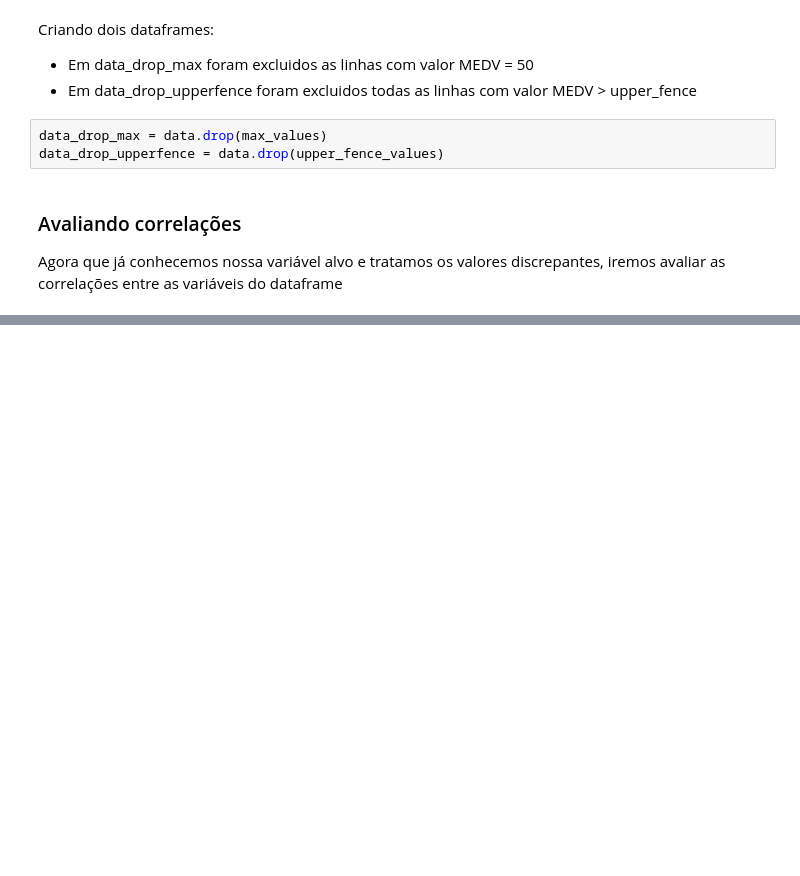
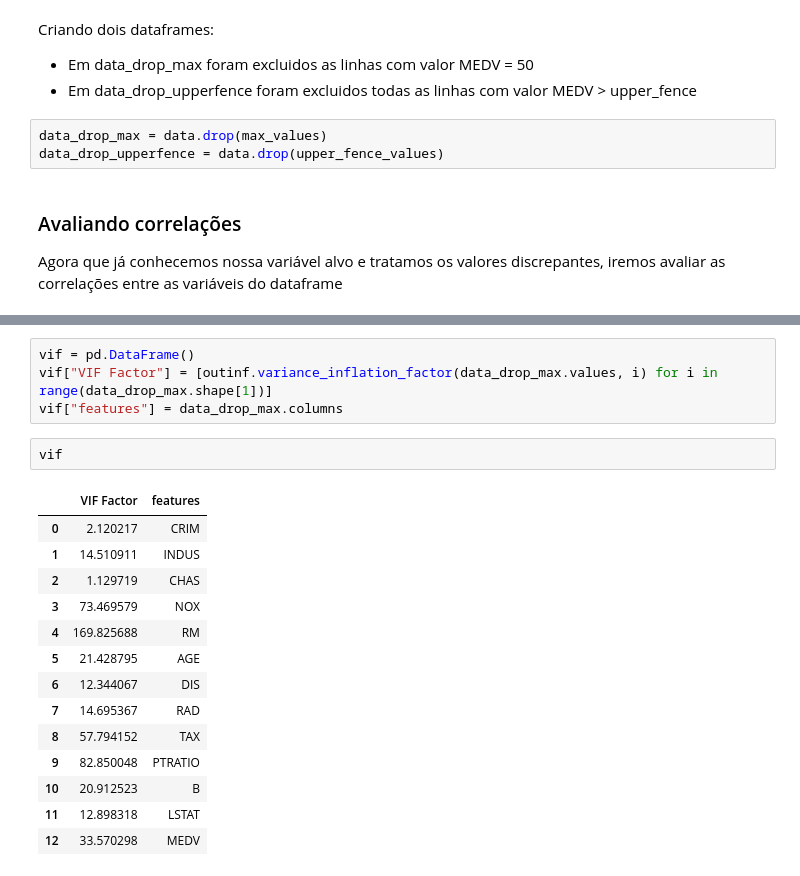
Before and after one commit to DaniloGR91/Semana_DataScience_MinerandoDados, a Jupyter notebook: data_analysis.ipynb, the cells around one changed output, grey strips where cells are left out. Drawn from its saved outputs; the diff is of its cells as text; blank space fills up the shorter version.

```diff
--- a/data_analysis.ipynb
+++ b/data_analysis.ipynb
@@ -160,0 +254,21 @@ Agora que já conhecemos nossa variável alvo e tratamos os valores discrepantes
+# %%
+vif = pd.DataFrame()
+vif["VIF Factor"] = [outinf.variance_inflation_factor(data_drop_max.values, i) for i in range(data_drop_max.shape[1])]
+vif["features"] = data_drop_max.columns
+# %%
+vif
+# %% [output]
+|  | VIF Factor | features |
+| 0 | 2.120217 | CRIM |
+| 1 | 14.510911 | INDUS |
+| 2 | 1.129719 | CHAS |
+| 3 | 73.469579 | NOX |
+| 4 | 169.825688 | RM |
+| 5 | 21.428795 | AGE |
+| 6 | 12.344067 | DIS |
+| 7 | 14.695367 | RAD |
+| 8 | 57.794152 | TAX |
+| 9 | 82.850048 | PTRATIO |
+| 10 | 20.912523 | B |
+| 11 | 12.898318 | LSTAT |
+| 12 | 33.570298 | MEDV |
```
Also changed, not shown: parts of 14 cells of this notebook.
